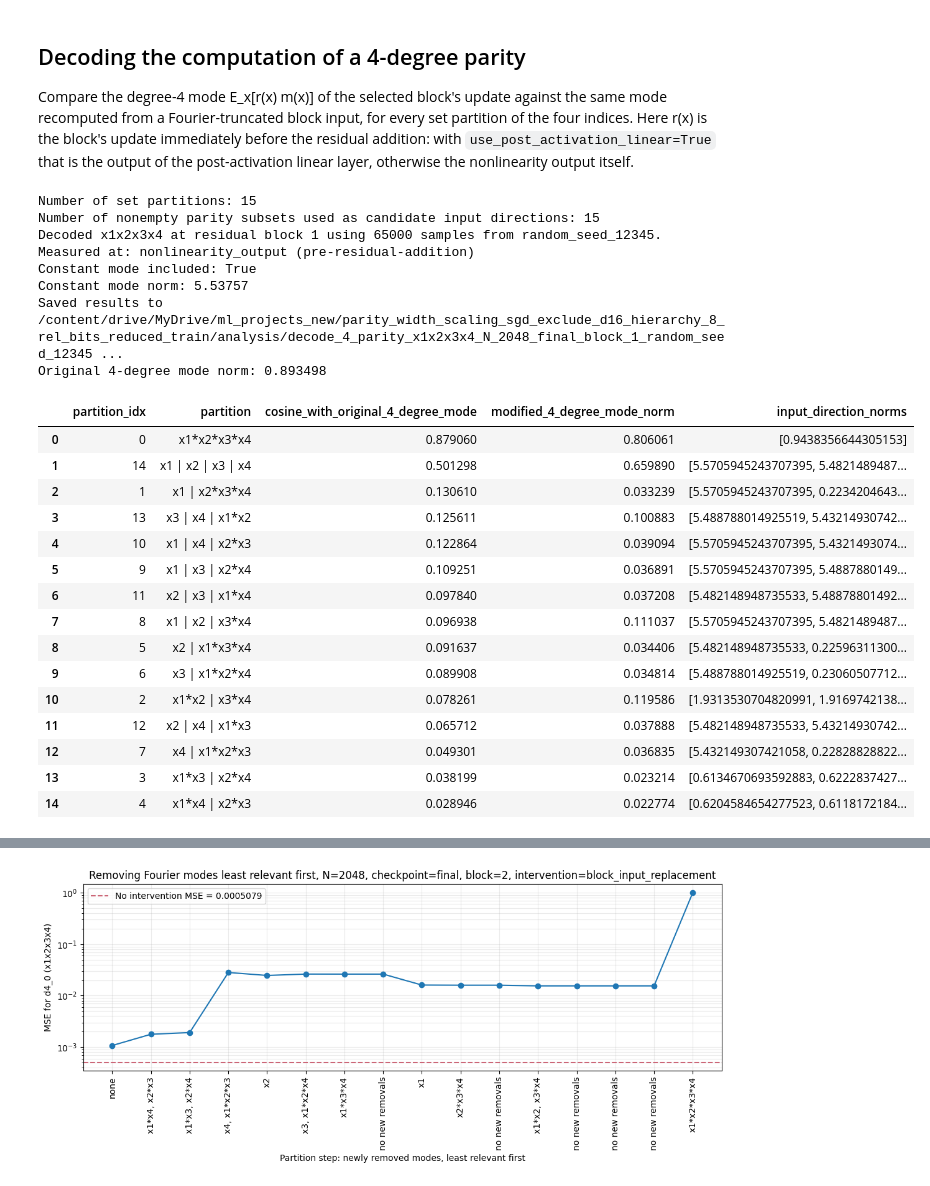
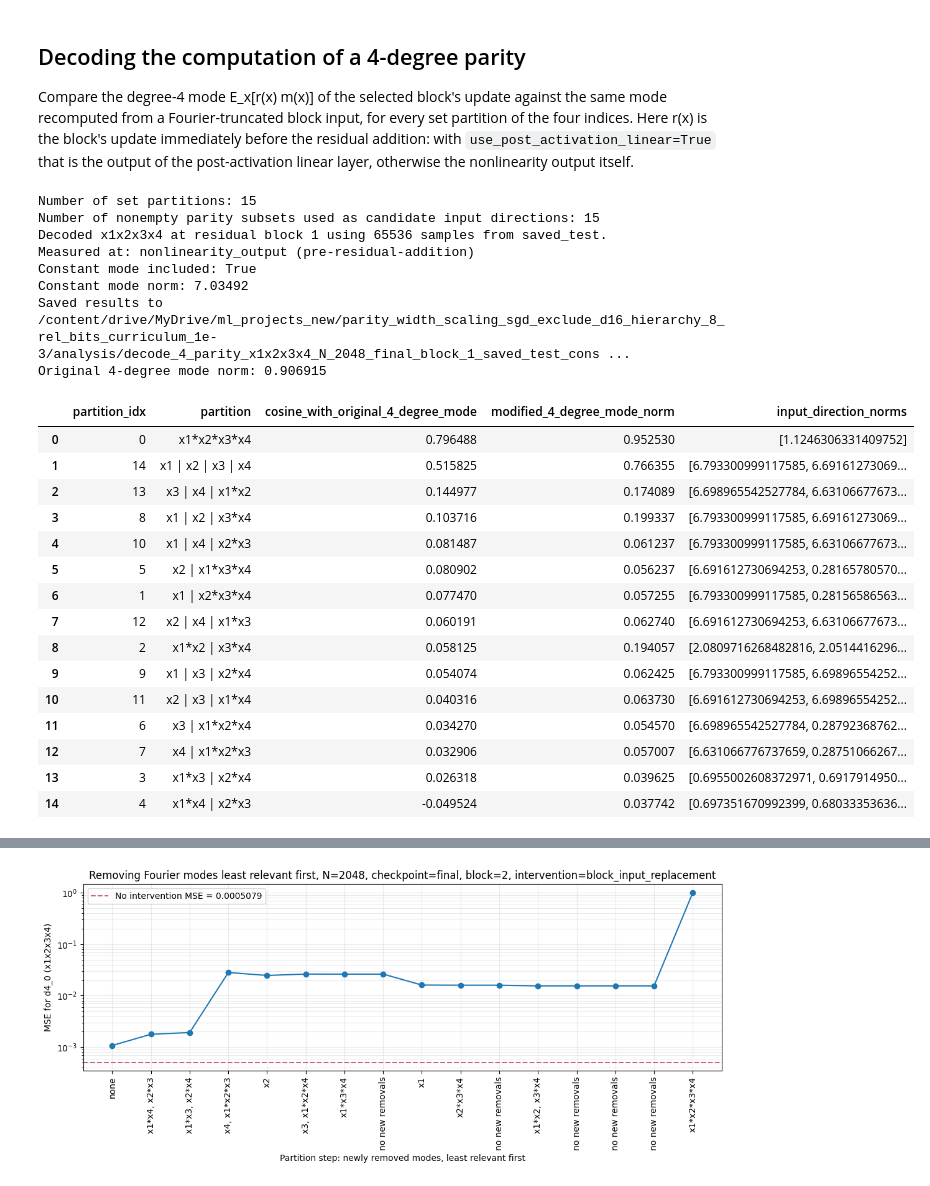
Before and after one commit to labofdoubt/feature-learning-parity-task, a Jupyter notebook: notebooks/colab_width_scaling_sgd_exclude_d8_d16.ipynb, the cells around one changed output, grey strips where cells are left out. Saved outputs shown, nothing was run; the diff lists cells and outputs as text; code cells hidden in the pictures.

```diff
--- a/notebooks/colab_width_scaling_sgd_exclude_d8_d16.ipynb
+++ b/notebooks/colab_width_scaling_sgd_exclude_d8_d16.ipynb
@@ -30,6 +30,8 @@ DRIVE_ROOT = Path("/content/drive/MyDrive/ml_projects_new/parity_width_scaling_s
 DRIVE_ROOT = Path("/content/drive/MyDrive/ml_projects_new/parity_width_scaling_sgd_exclude_d16_no_hierarchy_8_rel_bits_wd_1e-3_mlp")
 DRIVE_ROOT = Path("/content/drive/MyDrive/ml_projects_new/parity_width_scaling_sgd_exclude_d16_hierarchy_8_rel_bits_reduced_train")
 DRIVE_ROOT = Path("/content/drive/MyDrive/ml_projects_new/parity_width_scaling_sgd_exclude_d16_hierarchy_8_rel_bits_curriculum")
+DRIVE_ROOT = Path("/content/drive/MyDrive/ml_projects_new/parity_width_scaling_sgd_exclude_d16_hierarchy_8_rel_bits_curriculum_1e-3")
+DRIVE_ROOT = Path("/content/drive/MyDrive/ml_projects_new/parity_width_scaling_sgd_exclude_d16_hierarchy_8_rel_bits_curriculum_1e-3_larger_var")
 
 # DRIVE_ROOT = Path("/content/drive/MyDrive/ml_projects_new/parity_width_scaling_sgd_exclude_d16_hierarchy_8_rel_bits_adam")
 # DRIVE_ROOT = Path("/content/drive/MyDrive/ml_projects_new/parity_width_scaling_sgd_exclude_d16_hierarchy_8_rel_bits_adam_lr_1e-4_wd_5e-4")
@@ -96,6 +98,10 @@ def make_config(N: int, output_dir: Path) -> dict:
             "readout_weight_variance": 1.0 / N,
             "use_layerwise_readouts": True,
             "use_post_activation_linear": False,
+            # Init variance for the post-activation linear W in x + W phi(V x).
+            # None reuses hidden_weight_variance; any number overrides it for that
+            # layer only, leaving V on hidden_weight_variance.
+            "post_activation_linear_variance": None,
             "bias": False,
             "use_attention": False,
         },
@@ -1158,7 +1181,7 @@ PARITY_DIRECTION_N = 2048
 PARITY_DIRECTION_CHECKPOINT_STEP = "final"  # Use "final" or an integer step, e.g. 1000.
 PARITY_DIRECTION_BLOCK_IDXS = [0, 1, 2]  # Residual blocks to analyze; 0 means the first residual block.
 PARITY_DIRECTION_DEGREES = [2, 4, 8]
-PARITY_DIRECTION_NUM_SAMPLES = 65_000  # Use None for the full saved test set.
+PARITY_DIRECTION_NUM_SAMPLES = None  # Use None for the full saved test set.
 PARITY_DIRECTION_BATCH_SIZE = None  # Use None to reuse training batch_size.
 
 
@@ -1779,7 +1802,7 @@ ALL_PARITY_DIRECTION_CHECKPOINT_STEP = "final"  # Use "final" or an integer step
 ALL_PARITY_DIRECTION_BLOCK_IDX = 2  # 0 means the first residual block.
 ALL_PARITY_DIRECTION_USE_POST_RESIDUAL_ADDITION = True  # False: phi(W h) before residual addition; True: h + residual update after this block.
 ALL_PARITY_DIRECTION_DEGREES = [2, 3, 4, 5, 6, 7, 8]
-ALL_PARITY_DIRECTION_NUM_SAMPLES = 65_000  # Use None for the full saved test set.
+ALL_PARITY_DIRECTION_NUM_SAMPLES = None  # Use None for the full saved test set.
 ALL_PARITY_DIRECTION_BATCH_SIZE = None  # Use None to reuse training batch_size.
 ALL_PARITY_DIRECTION_MAX_COUNT_PER_DEGREE = 200_000
 
@@ -2512,8 +2535,8 @@ DECODE_PARITY_N = 2048
 DECODE_PARITY_CHECKPOINT_STEP = "final"  # Use "final" or an integer step, e.g. 1000.
 DECODE_PARITY_BLOCK_IDX = 1  # Residual block whose nonlinearity output is analyzed; 0 means first block.
 DECODE_PARITY_INDICES = [0, 1, 2, 3]  # 0-based relevant-position indices for the degree-4 parity.
-DECODE_PARITY_DATA_SOURCE = "random"  # "test" uses saved test_data.pt; "random" samples fresh inputs.
-DECODE_PARITY_NUM_SAMPLES = 65_000  # For "test", use None for the full saved test set. For "random", must be an integer.
+DECODE_PARITY_DATA_SOURCE = "test"  # "test" uses saved test_data.pt; "random" samples fresh inputs.
+DECODE_PARITY_NUM_SAMPLES = 65_536  # For "test", use None for the full saved test set. For "random", must be an integer.
 DECODE_PARITY_BATCH_SIZE = None  # Use None to reuse training batch_size.
 DECODE_PARITY_RANDOM_SEED = 12345
 DECODE_PARITY_INCLUDE_CONSTANT_MODE = True
@@ -2755,52 +2778,52 @@ decode_parity_df = pd.DataFrame(partition_rows).sort_values(
 
 parity_name = "x" + "x".join(str(idx + 1) for idx in DECODE_PARITY_INDICES)
 output_path = (
     ANALYSIS_DIR
     / f"decode_4_parity_{parity_name}_N_{DECODE_PARITY_N}_{checkpoint_label}_block_{DECODE_PARITY_BLOCK_IDX}_{data_source_label}_constant_{DECODE_PARITY_INCLUDE_CONSTANT_MODE}.csv"
 )
 decode_parity_df.to_csv(output_path, index=False)
 
 print(
     f"Decoded {parity_name} at residual block {DECODE_PARITY_BLOCK_IDX} "
     f"using {num_seen} samples from {data_source_label}."
 )
 
 decode_parity_readout_point = (
     "post_activation_linear_output"
     if bool(model_config.get("use_post_activation_linear", False))
     else "nonlinearity_output"
 )
 print(f"Measured at: {decode_parity_readout_point} (pre-residual-addition)")
 print(f"Constant mode included: {DECODE_PARITY_INCLUDE_CONSTANT_MODE}")
 print(f"Constant mode norm: {input_constant_mode_norm:.6g}")
 print(f"Saved results to {output_path}")
 print(f"Original 4-degree mode norm: {full_mode_norm:.6g}")
 display(decode_parity_df)
 # %% [output]
 Number of set partitions: 15
 Number of nonempty parity subsets used as candidate input directions: 15
-Decoded x1x2x3x4 at residual block 1 using 65000 samples from random_seed_12345.
+Decoded x1x2x3x4 at residual block 1 using 65536 samples from saved_test.
 Measured at: nonlinearity_output (pre-residual-addition)
 Constant mode included: True
-Constant mode norm: 5.53757
-Saved results to /content/drive/MyDrive/ml_projects_new/parity_width_scaling_sgd_exclude_d16_hierarchy_8_rel_bits_reduced_train/analysis/decode_4_parity_x1x2x3x4_N_2048_final_block_1_random_seed_12345 ...
-Original 4-degree mode norm: 0.893498
+Constant mode norm: 7.03492
+Saved results to /content/drive/MyDrive/ml_projects_new/parity_width_scaling_sgd_exclude_d16_hierarchy_8_rel_bits_curriculum_1e-3/analysis/decode_4_parity_x1x2x3x4_N_2048_final_block_1_saved_test_cons ...
+Original 4-degree mode norm: 0.906915
 |  | partition_idx | partition | cosine_with_original_4_degree_mode | modified_4_degree_mode_norm | input_direction_norms |
-| 0 | 0 | x1*x2*x3*x4 | 0.879060 | 0.806061 | [0.9438356644305153] |
-| 1 | 14 | x1 | x2 | x3 | x4 | 0.501298 | 0.659890 | [5.5705945243707395, 5.4821489487... |
-| 2 | 1 | x1 | x2*x3*x4 | 0.130610 | 0.033239 | [5.5705945243707395, 0.2234204643... |
-| 3 | 13 | x3 | x4 | x1*x2 | 0.125611 | 0.100883 | [5.488788014925519, 5.43214930742... |
-| 4 | 10 | x1 | x4 | x2*x3 | 0.122864 | 0.039094 | [5.5705945243707395, 5.4321493074... |
-| 5 | 9 | x1 | x3 | x2*x4 | 0.109251 | 0.036891 | [5.5705945243707395, 5.4887880149... |
-| 6 | 11 | x2 | x3 | x1*x4 | 0.097840 | 0.037208 | [5.482148948735533, 5.48878801492... |
-| 7 | 8 | x1 | x2 | x3*x4 | 0.096938 | 0.111037 | [5.5705945243707395, 5.4821489487... |
-| 8 | 5 | x2 | x1*x3*x4 | 0.091637 | 0.034406 | [5.482148948735533, 0.22596311300... |
-| 9 | 6 | x3 | x1*x2*x4 | 0.089908 | 0.034814 | [5.488788014925519, 0.23060507712... |
-| 10 | 2 | x1*x2 | x3*x4 | 0.078261 | 0.119586 | [1.9313530704820991, 1.9169742138... |
-| 11 | 12 | x2 | x4 | x1*x3 | 0.065712 | 0.037888 | [5.482148948735533, 5.43214930742... |
-| 12 | 7 | x4 | x1*x2*x3 | 0.049301 | 0.036835 | [5.432149307421058, 0.22828828822... |
-| 13 | 3 | x1*x3 | x2*x4 | 0.038199 | 0.023214 | [0.6134670693592883, 0.6222837427... |
-| 14 | 4 | x1*x4 | x2*x3 | 0.028946 | 0.022774 | [0.6204584654277523, 0.6118172184... |
+| 0 | 0 | x1*x2*x3*x4 | 0.796488 | 0.952530 | [1.1246306331409752] |
+| 1 | 14 | x1 | x2 | x3 | x4 | 0.515825 | 0.766355 | [6.793300999117585, 6.69161273069... |
+| 2 | 13 | x3 | x4 | x1*x2 | 0.144977 | 0.174089 | [6.698965542527784, 6.63106677673... |
+| 3 | 8 | x1 | x2 | x3*x4 | 0.103716 | 0.199337 | [6.793300999117585, 6.69161273069... |
+| 4 | 10 | x1 | x4 | x2*x3 | 0.081487 | 0.061237 | [6.793300999117585, 6.63106677673... |
+| 5 | 5 | x2 | x1*x3*x4 | 0.080902 | 0.056237 | [6.691612730694253, 0.28165780570... |
+| 6 | 1 | x1 | x2*x3*x4 | 0.077470 | 0.057255 | [6.793300999117585, 0.28156586563... |
+| 7 | 12 | x2 | x4 | x1*x3 | 0.060191 | 0.062740 | [6.691612730694253, 6.63106677673... |
+| 8 | 2 | x1*x2 | x3*x4 | 0.058125 | 0.194057 | [2.0809716268482816, 2.0514416296... |
+| 9 | 9 | x1 | x3 | x2*x4 | 0.054074 | 0.062425 | [6.793300999117585, 6.69896554252... |
+| 10 | 11 | x2 | x3 | x1*x4 | 0.040316 | 0.063730 | [6.691612730694253, 6.69896554252... |
+| 11 | 6 | x3 | x1*x2*x4 | 0.034270 | 0.054570 | [6.698965542527784, 0.28792368762... |
+| 12 | 7 | x4 | x1*x2*x3 | 0.032906 | 0.057007 | [6.631066776737659, 0.28751066267... |
+| 13 | 3 | x1*x3 | x2*x4 | 0.026318 | 0.039625 | [0.6955002608372971, 0.6917914950... |
+| 14 | 4 | x1*x4 | x2*x3 | -0.049524 | 0.037742 | [0.697351670992399, 0.68033353636... |
 # %%
 import math
 import matplotlib.pyplot as plt
```
Also changed, not shown: parts of 16 cells of this notebook, 4 other files.
